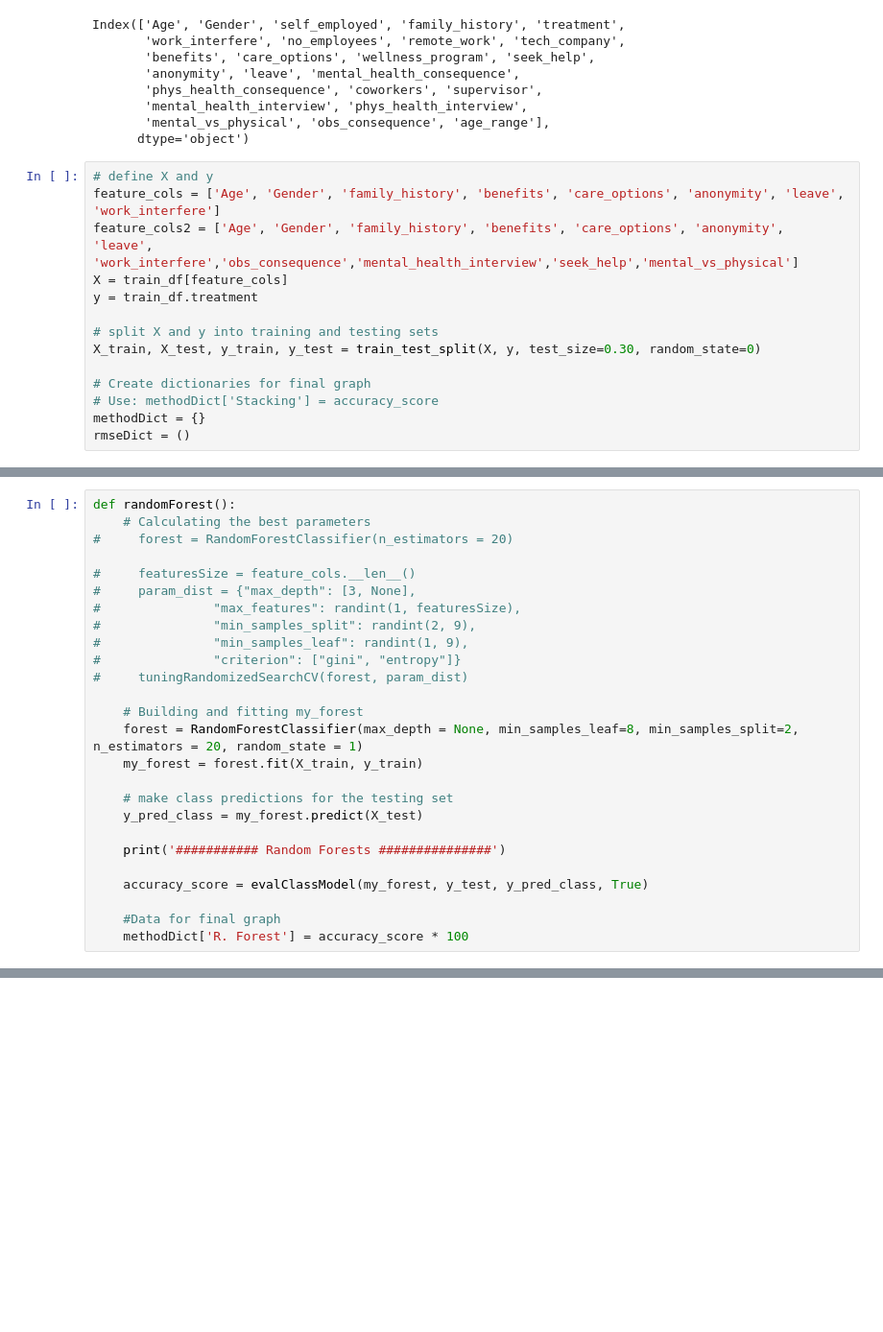
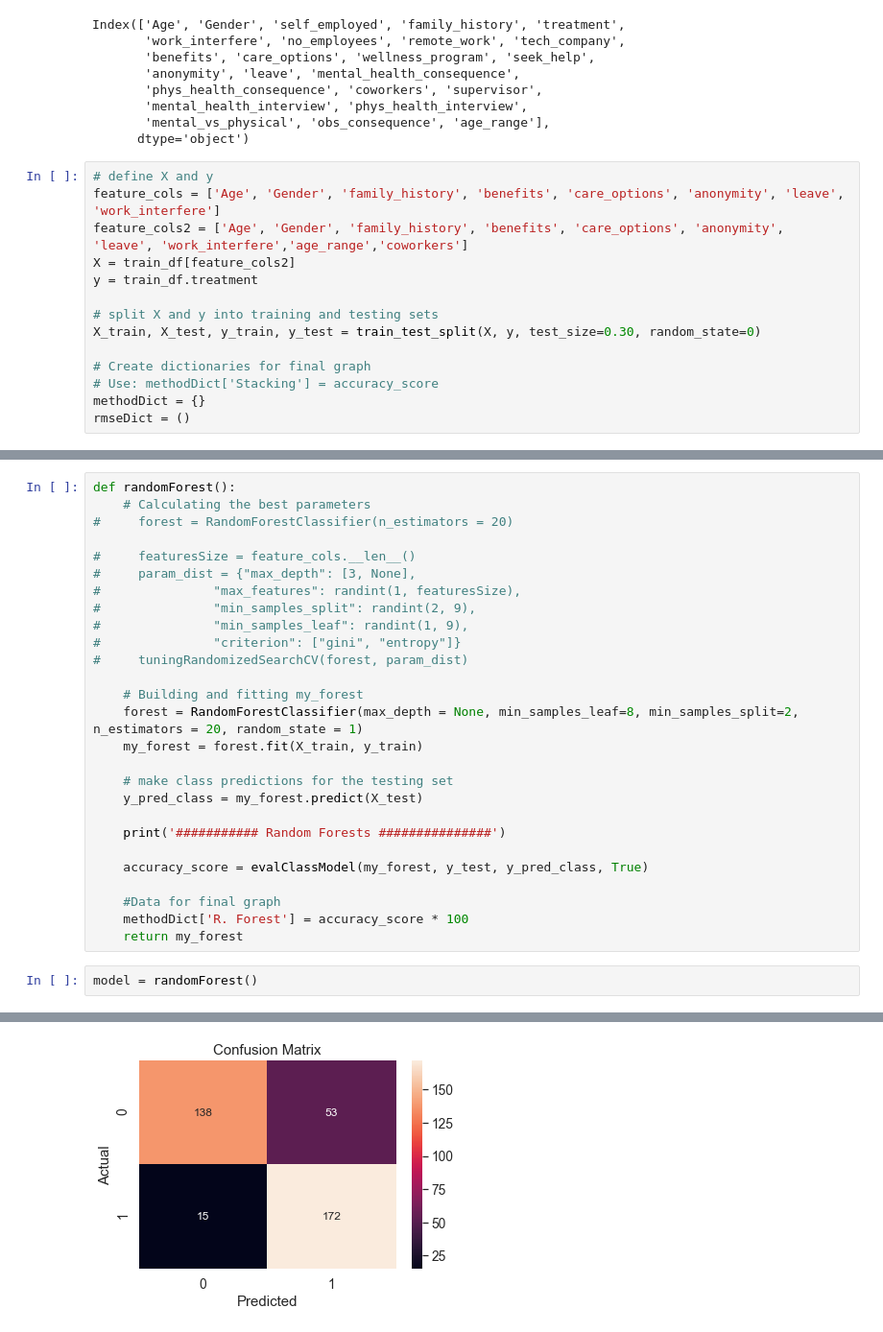
Before and after one commit to Anisha7860/Health_gauge, a Jupyter notebook: mental_health model .ipynb, the cells around one changed output, grey strips where cells are left out. Shown at 96% size. Cells and saved outputs as stored; diff of their text form; blank space fills up the shorter version.

Commit message:
uddated model configuration and completed final model

```diff
--- a/mental_health model .ipynb
+++ b/mental_health model .ipynb
@@ -314,8 +318,8 @@ Index(['Age', 'Gender', 'self_employed', 'family_history', 'treatment',
 # %%
 # define X and y
 feature_cols = ['Age', 'Gender', 'family_history', 'benefits', 'care_options', 'anonymity', 'leave', 'work_interfere']
-feature_cols2 = ['Age', 'Gender', 'family_history', 'benefits', 'care_options', 'anonymity', 'leave', 'work_interfere','obs_consequence','mental_health_interview','seek_help','mental_vs_physical']
-X = train_df[feature_cols]
+feature_cols2 = ['Age', 'Gender', 'family_history', 'benefits', 'care_options', 'anonymity', 'leave', 'work_interfere','age_range','coworkers']
+X = train_df[feature_cols2]
 y = train_df.treatment
 
 # split X and y into training and testing sets
@@ -351,3 +506,7 @@ def randomForest():
 
     #Data for final graph
     methodDict['R. Forest'] = accuracy_score * 100
+    return my_forest
+# %%
+model = randomForest()
+# %% [output]
@@ -353,0 +523 @@ def randomForest():
+[figure, added]
```
Also changed, not shown: parts of 4 cells of this notebook, 1 other file.
